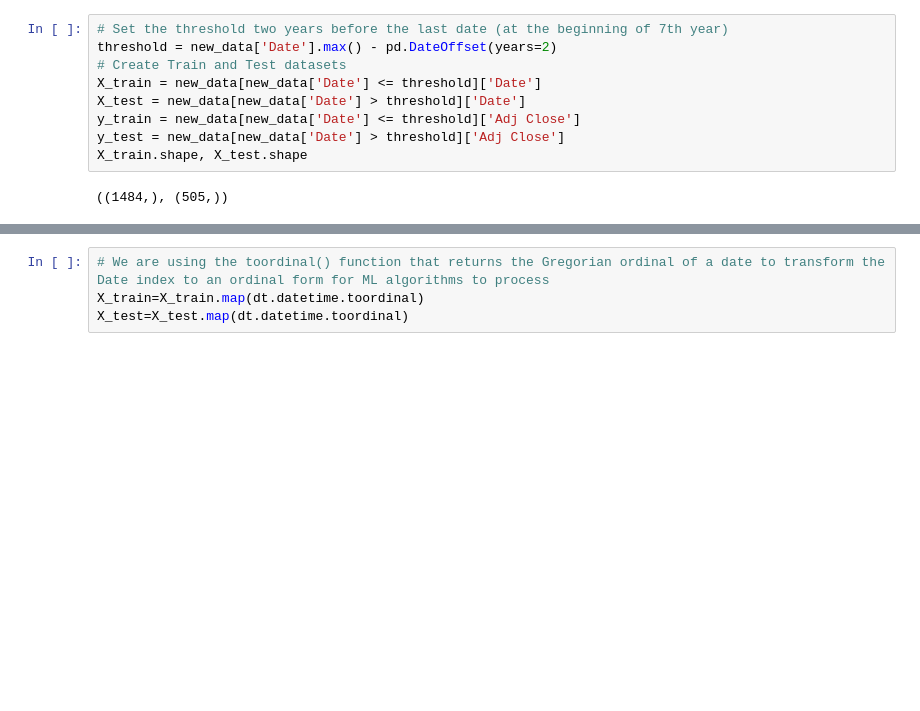
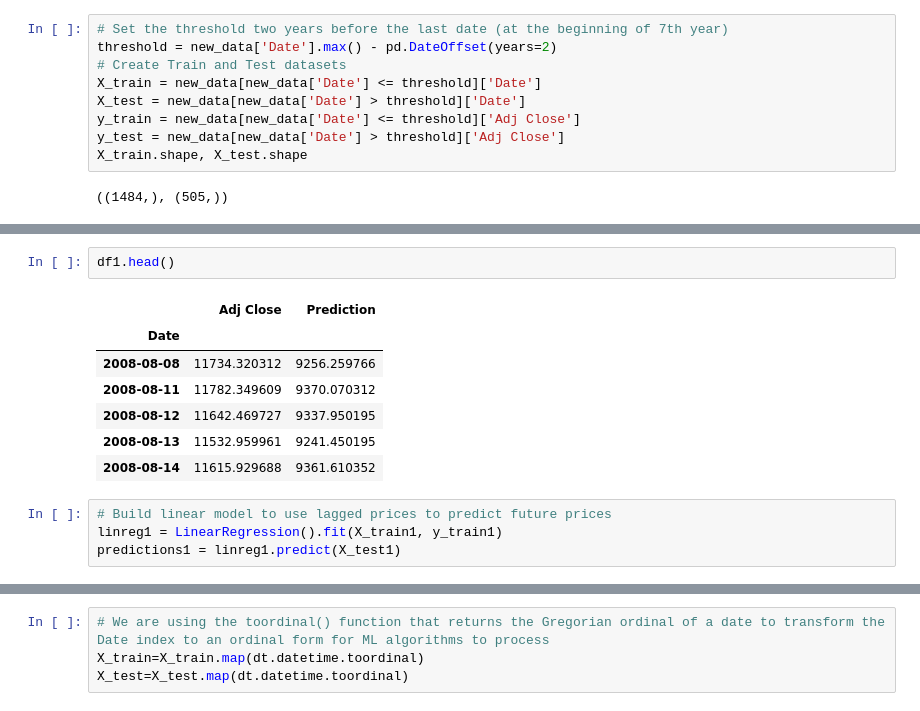
Before and after one commit to hayriizgi/Springboard, a Jupyter notebook: Capstone_2/02_Preprocessing_Training_Modeling_2_LR.ipynb, the cells around one changed output, grey strips where cells are left out. Drawn from its saved outputs; the diff is of its cells as text; blank space fills up the shorter version.

```diff
--- a/Capstone_2/02_Preprocessing_Training_Modeling_2_LR.ipynb
+++ b/Capstone_2/02_Preprocessing_Training_Modeling_2_LR.ipynb
@@ -70,0 +68,14 @@ predictions = linreg.predict(X)
+# %%
+df1.head()
+# %% [output]
+|  | Adj Close | Prediction |
+| Date |  |  |
+| 2008-08-08 | 11734.320312 | 9256.259766 |
+| 2008-08-11 | 11782.349609 | 9370.070312 |
+| 2008-08-12 | 11642.469727 | 9337.950195 |
+| 2008-08-13 | 11532.959961 | 9241.450195 |
+| 2008-08-14 | 11615.929688 | 9361.610352 |
+# %%
+# Build linear model to use lagged prices to predict future prices
+linreg1 = LinearRegression().fit(X_train1, y_train1)
+predictions1 = linreg1.predict(X_test1)
```
Also changed, not shown: parts of 23 cells of this notebook.
